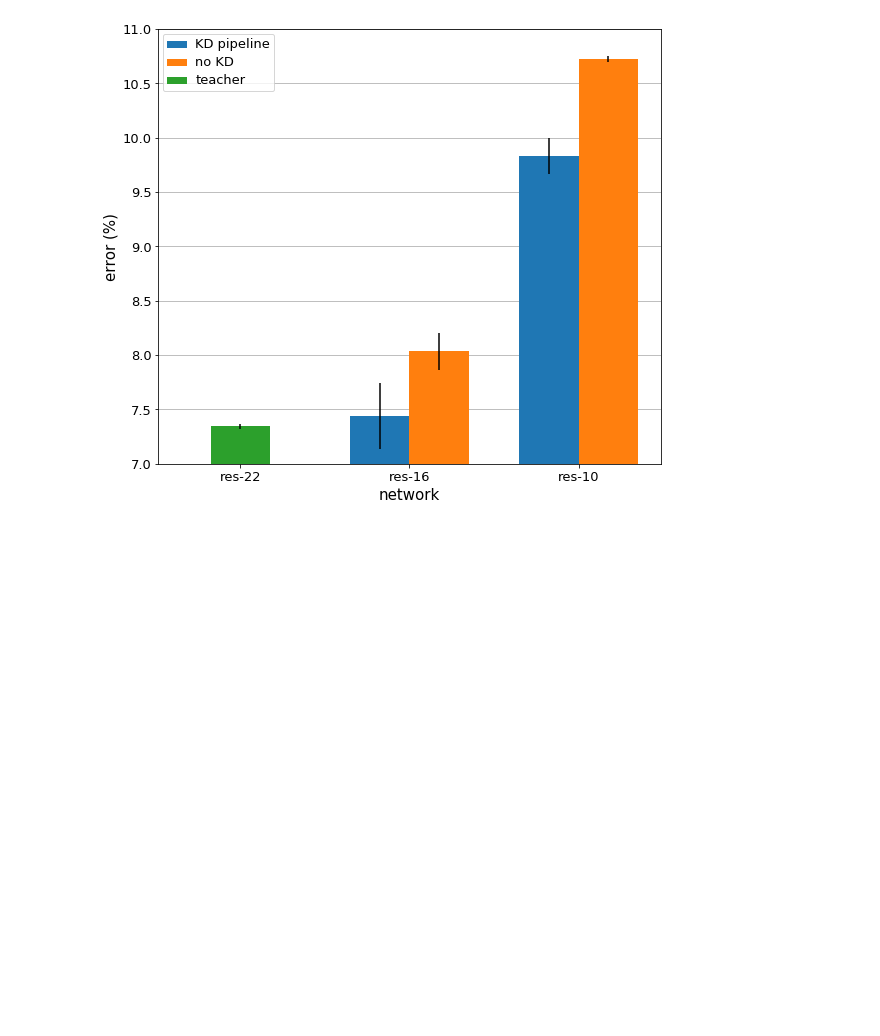
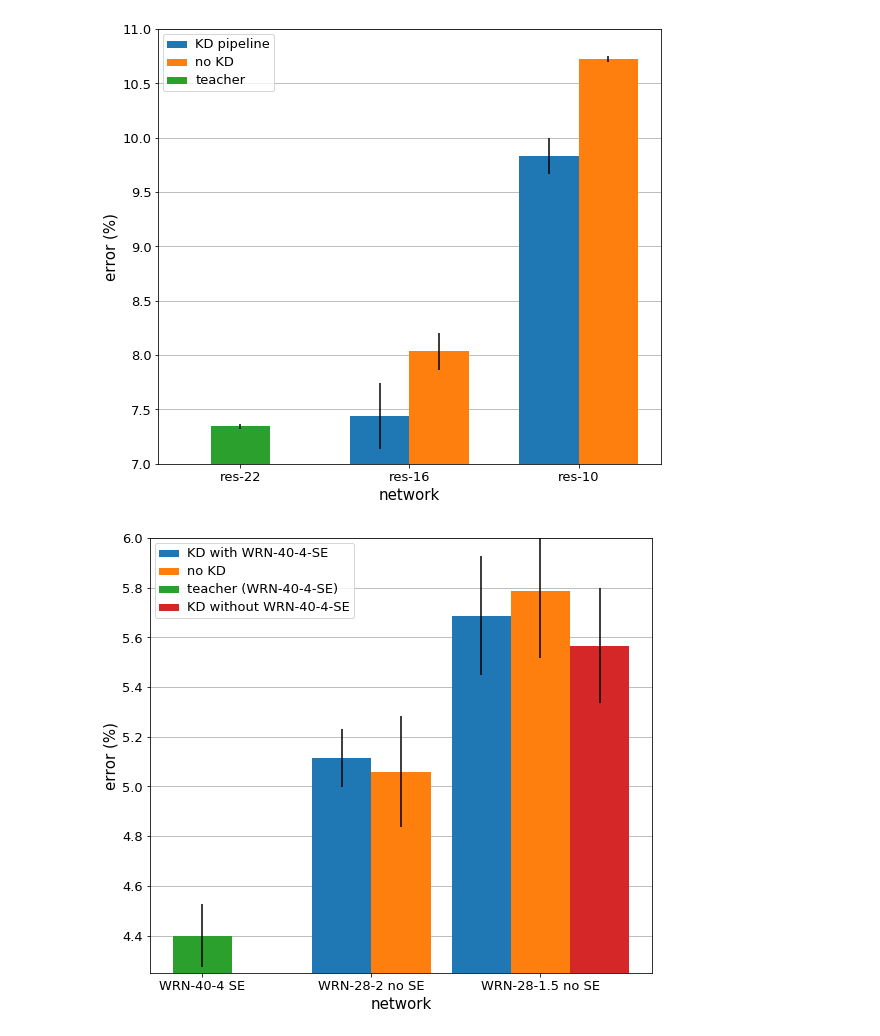
Before and after one commit to NatGr/Master_Thesis, a Jupyter notebook: training_from_scratch/visualize.ipynb, the cells around one changed output. Drawn from its saved outputs; the diff is of its cells as text; code cells hidden in the pictures; blank space fills up the shorter version.

```diff
--- a/training_from_scratch/visualize.ipynb
+++ b/training_from_scratch/visualize.ipynb
@@ -272,3 +275,48 @@ ax.tick_params(axis='both', which='major', labelsize=13)  # for ticks
 plt.show()
 # %% [output]
 [figure]
+# %%
+test_KD2 = pd.read_csv('test_KD_2.csv')
+test_KD2['error'] = 100*(1.0 - test_KD2[['acc1', 'acc2', 'acc3']].mean(axis=1))
+test_KD2['error_std'] = 100*test_KD2[['acc1', 'acc2', 'acc3']].std(axis=1)
+test_KD2.sort_values("group", inplace=True)
+KD_teach = test_KD2[test_KD2.pipeline.apply(lambda x: x == "KD_teach")]
+KD_no_teach = test_KD2[test_KD2.pipeline.apply(lambda x: x == "KD_no_teach")]
+no_KD = test_KD2[test_KD2.pipeline.apply(lambda x: x == "no_KD")]
+teacher = test_KD2[test_KD2.pipeline.apply(lambda x: x == "teacher")]
+
+N = 3
+ind = np.arange(N)  # the x locations for the groups
+width = 0.35       # the width of the bars
+
+
+fig, ax = plt.subplots(1, figsize=(9, 8))
+KD = ax.bar([1, 2-width/2], KD_teach.error.values, width,
+            yerr=KD_teach.error_std.values)
+
+no_KD = ax.bar([1+width, 2+width/2], no_KD.error.values, width,
+                yerr=no_KD.error_std.values)
+
+teacher = ax.bar(width/2, teacher.error.values, width,
+                yerr=teacher.error_std.values)
+
+KD_no_teach = ax.bar(2+ 1.5*width, KD_no_teach.error.values, width, yerr=KD_no_teach.error_std.values)
+
+# add some
+ax.set_xlabel('network', fontsize=15)
+ax.set_ylabel('error (%)', fontsize=15)
+ax.grid(True, axis='y')
+ax.set_ylim((4.25, 6))
+ax.set_axisbelow(True)
+ax.set_xticks(ind + width / 2)
+ax.set_xticklabels(('WRN-40-4 SE', 'WRN-28-2 no SE', 'WRN-28-1.5 no SE'))
+
+ax.legend((KD[0], no_KD[0], teacher[0], KD_no_teach[0]), ('KD with WRN-40-4-SE', 'no KD', 'teacher (WRN-40-4-SE)', 'KD without WRN-40-4-SE'), loc='upper left')
+plt.setp(ax.get_legend().get_texts(), fontsize='13') # for legend text
+plt.setp(ax.get_legend().get_title(), fontsize='14') # for legend title
+ax.tick_params(axis='both', which='major', labelsize=13)  # for ticks
+
+# plt.savefig('KD_test2.pdf')
+plt.show()
+# %% [output]
+[figure, added]
```
Also changed, not shown: parts of 6 cells of this notebook, 1 other file.
